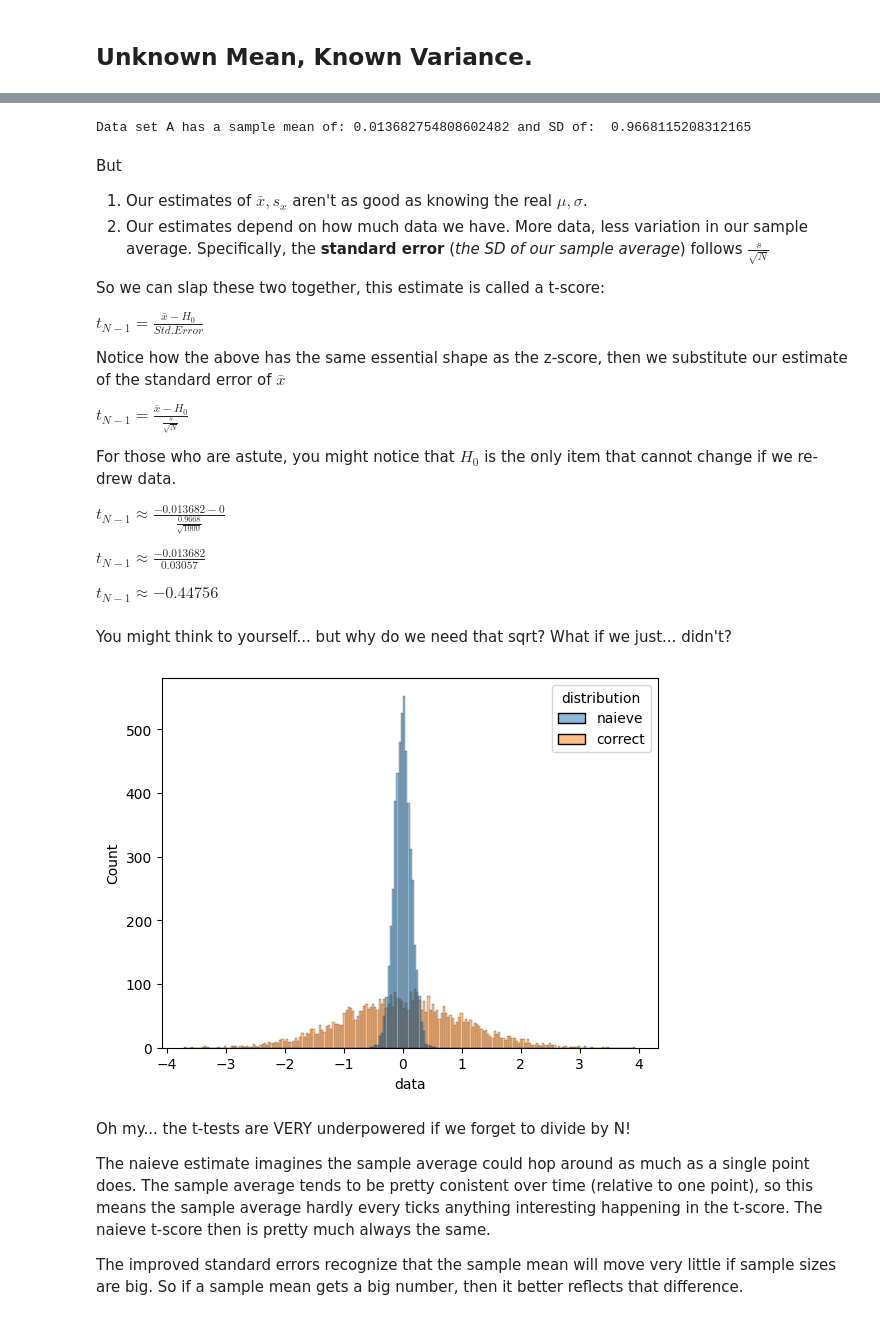
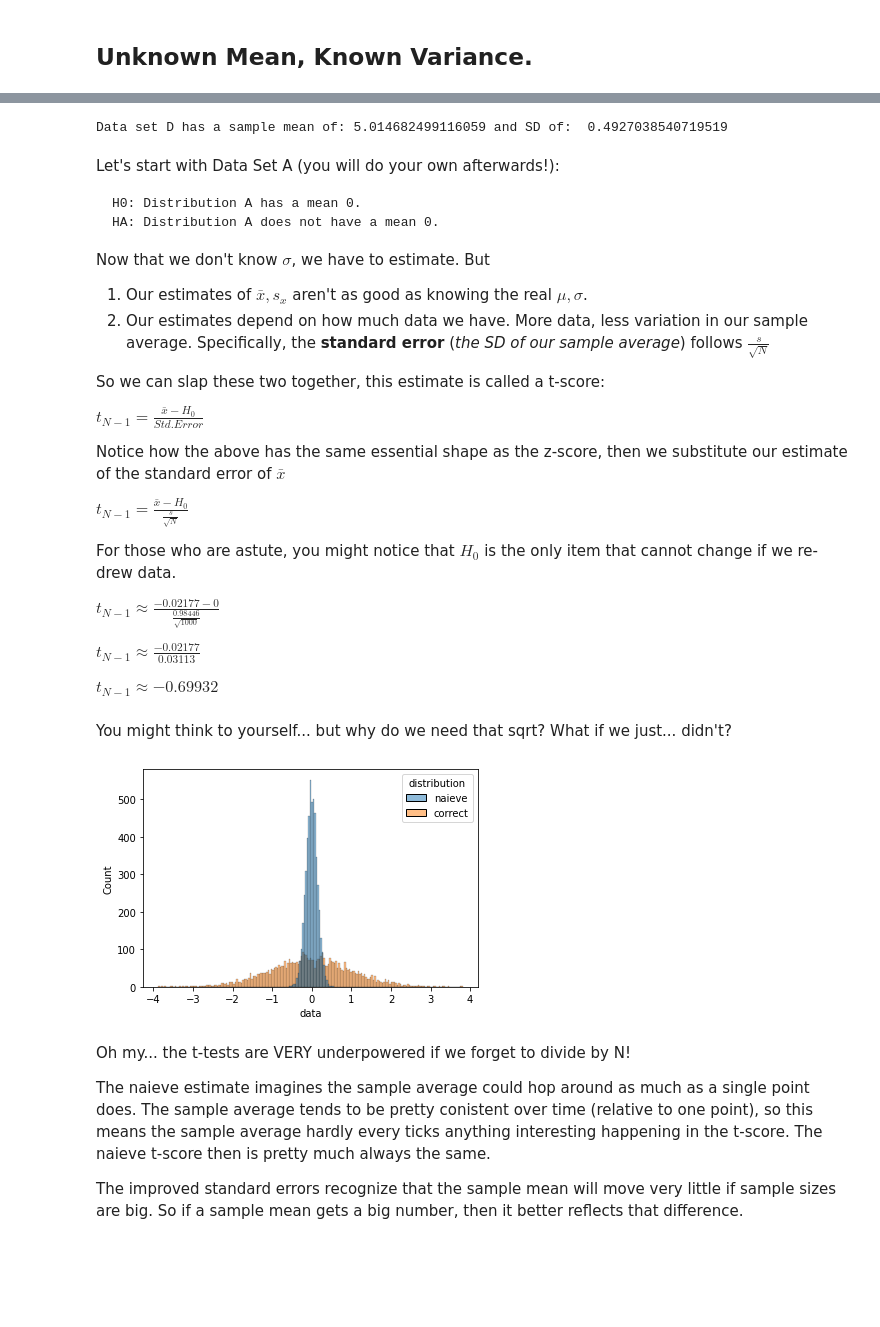
Before and after one commit to BryanSWeber/BDA301, a Jupyter notebook: Day 05 Lesson.ipynb, the cells around one changed output, grey strips where cells are left out. Cells and saved outputs as stored; diff of their text form; code cells hidden in the pictures; blank space fills up the shorter version.

```diff
--- a/Day 05 Lesson.ipynb
+++ b/Day 05 Lesson.ipynb
@@ -128,12 +119,18 @@ Now that we don't know $\sigma$, we have to estimate. Here are our estimates:
 # %%
 #This is called SUBSETTING. Refer to Ch1 activities.
-meanD =  normalData.loc[normalData['distribution'] == 'a','data'].mean()
-sdD =  normalData.loc[normalData['distribution'] == 'a','data'].std()
-print("Data set A has a sample mean of:", meanD, "and SD of: ", sdD)
+meanD =  normalData.loc[normalData['distribution'] == 'd','data'].mean()
+sdD =  normalData.loc[normalData['distribution'] == 'd','data'].std()
+print("Data set D has a sample mean of:", meanD, "and SD of: ", sdD)
 # %% [output]
-Data set A has a sample mean of: 0.013682754808602482 and SD of:  0.9668115208312165
+Data set D has a sample mean of: 5.014682499116059 and SD of:  0.4927038540719519
 # %% [markdown]
-But
+Let's start with Data Set A (you will do your own afterwards!):
+
+    H0: Distribution A has a mean 0.
+    HA: Distribution A does not have a mean 0.
+
+
+Now that we don't know $\sigma$, we have to estimate. But
 
 1.   Our estimates of $\bar{x}, s_x$ aren't as good as knowing the real $\mu, \sigma$.
 2.   Our estimates depend on how much data we have. More data, less variation in our sample average. Specifically, the **standard error** (*the SD of our sample average*) follows $\frac{s}{\sqrt{N}}$
@@ -149,28 +146,28 @@ $t_{N-1} = \frac{\bar{x}-H_0}{\frac{s}{\sqrt{N}}}$
 
 For those who are astute, you might notice that $H_0$ is the only item that cannot change if we re-drew data.
 
-$t_{N-1} \approx \frac{-0.013682 - 0}{\frac{0.9668}{\sqrt{1000}}}$
+$t_{N-1} \approx \frac{-0.02177- 0}{\frac{0.98446}{\sqrt{1000}}}$
 
-$t_{N-1} \approx \frac{-0.013682}{0.03057}$
+$t_{N-1} \approx \frac{-0.02177}{0.03113}$
 
-$t_{N-1} \approx -0.44756$
+$t_{N-1} \approx -0.69932$
 # %% [markdown]
 You might think to yourself... but why do we need that sqrt? What if we just... didn't?
 # %%
 numberOfTests = 10000
 numberOfSamplesInTest = 50  #smaller than before but test is very slow if we do 1k.
 naieveTest_t = pd.DataFrame(index=range(0,numberOfTests), columns=['data','distribution'])
-for i in range(0, numberOfTests//2): #// is integer division to makes sure there's no rounding errors around.
+for i in range(0, numberOfTests//2):  # The // command does int division, advanced.
   sample = random.normal(0, 1, numberOfSamplesInTest)
   naieveTest_t.loc[i] = sample.mean()/sample.std() #std of a single point
   naieveTest_t.loc[i+numberOfTests//2] = sample.mean()/(sample.std()/math.sqrt(numberOfSamplesInTest)) #Standard deviation of sample average.
 
-naieveTest_t.loc[(naieveTest_t.index >= numberOfTests/2),'distribution'] = 'correct'
-naieveTest_t.loc[(naieveTest_t.index < numberOfTests/2),'distribution'] = 'naieve'
+naieveTest_t.loc[(naieveTest_t.index >= numberOfTests//2),'distribution'] = 'correct'
+naieveTest_t.loc[(naieveTest_t.index < numberOfTests//2),'distribution'] = 'naieve'
 
 naieveTestPlot = sns.histplot(x = naieveTest_t['data'], hue = naieveTest_t['distribution'])
 # %% [output]
-[figure, old version]
+[figure, new version]
 # %% [markdown]
 Oh my... the t-tests are VERY underpowered if we forget to divide by N!
 
```
Also changed, not shown: parts of 10 cells of this notebook.
